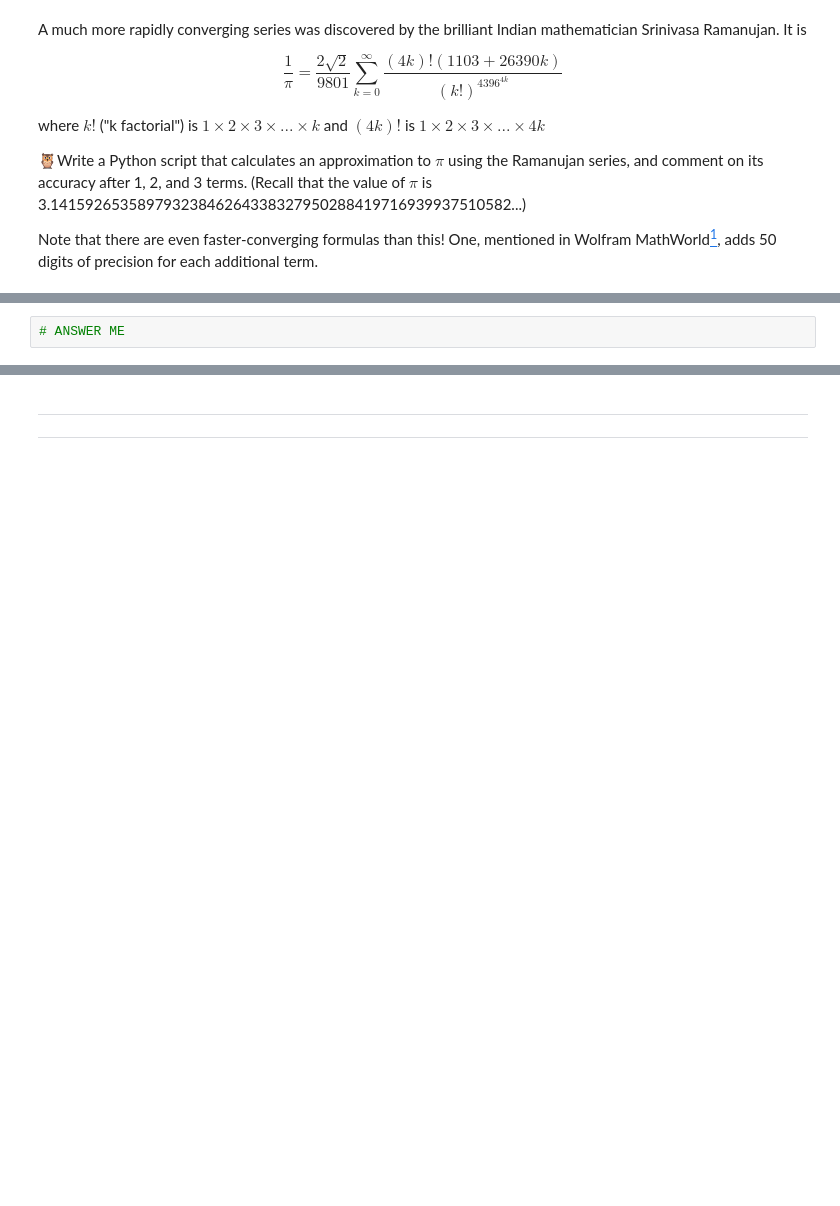
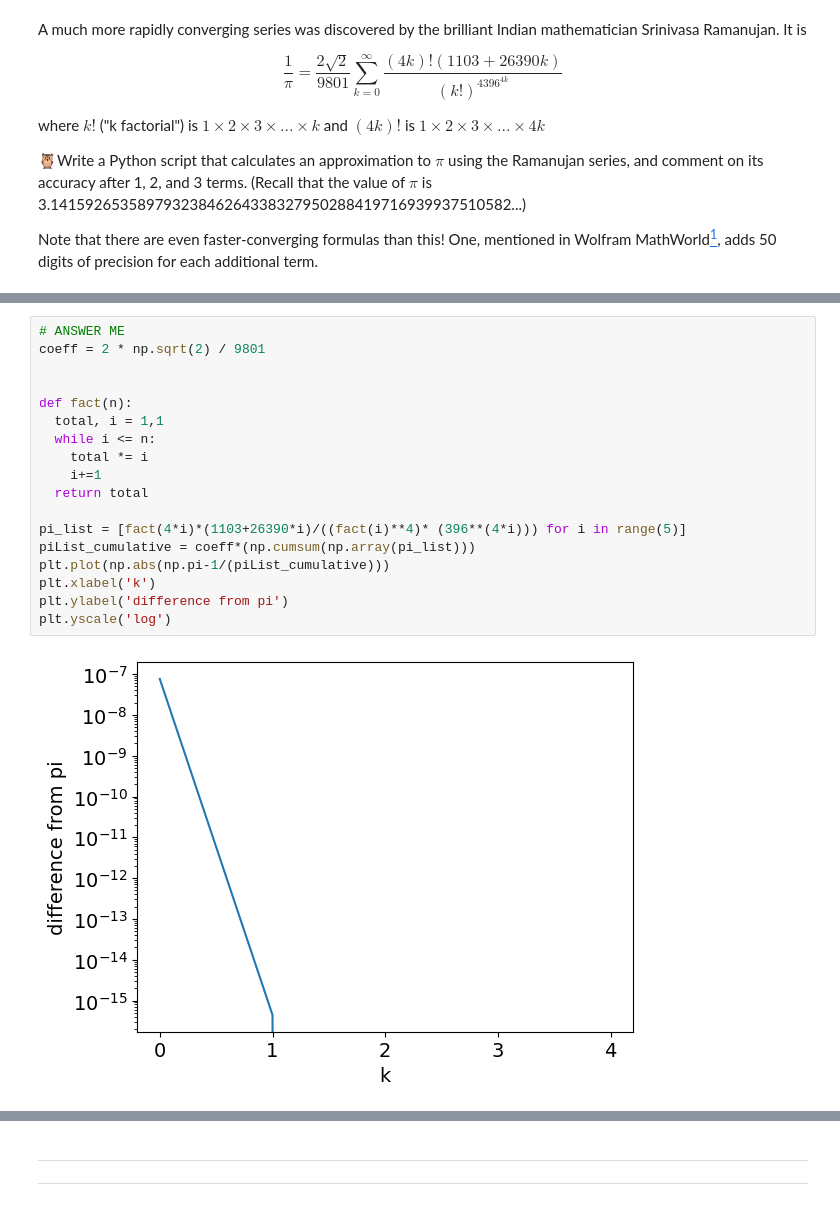
Before and after one commit to sushelan/computationalphysicsprojects, a Jupyter notebook: IntroductionToComputationalPhysics/N_Ways_of_Measuring_PI.ipynb, the cells around one changed output, grey strips where cells are left out. Drawn from its saved outputs; the diff is of its cells as text; blank space fills up the shorter version.

```diff
--- a/IntroductionToComputationalPhysics/N_Ways_of_Measuring_PI.ipynb
+++ b/IntroductionToComputationalPhysics/N_Ways_of_Measuring_PI.ipynb
@@ -203,8 +207,26 @@ Note that there are even faster-converging formulas than this! One, mentioned in
 You might only get the $k=0$ and $k=1$ term on your plot because of how quickly the series converges.
 
 <div><img src="https://clark.physics.illinois.edu/246img/AnsStart.svg" width=200 align=left alt="Answer (start)"></img><br></div>
-# %%
-# ANSWER ME
+# %%
+# ANSWER ME
+coeff = 2 * np.sqrt(2) / 9801
+
+
+def fact(n):
+  total, i = 1,1
+  while i <= n:
+    total *= i
+    i+=1
+  return total
+
+pi_list = [fact(4*i)*(1103+26390*i)/((fact(i)**4)* (396**(4*i))) for i in range(5)]
+piList_cumulative = coeff*(np.cumsum(np.array(pi_list)))
+plt.plot(np.abs(np.pi-1/(piList_cumulative)))
+plt.xlabel('k')
+plt.ylabel('difference from pi')
+plt.yscale('log')
+# %% [output]
+[figure, added]
 # %% [markdown]
 <div><img src="https://clark.physics.illinois.edu/246img/AnsEnd.svg" width=200 align=left alt="Answer (end)"></img><br></div>
 # %% [markdown]
```
Also changed, not shown: parts of 7 cells of this notebook.
